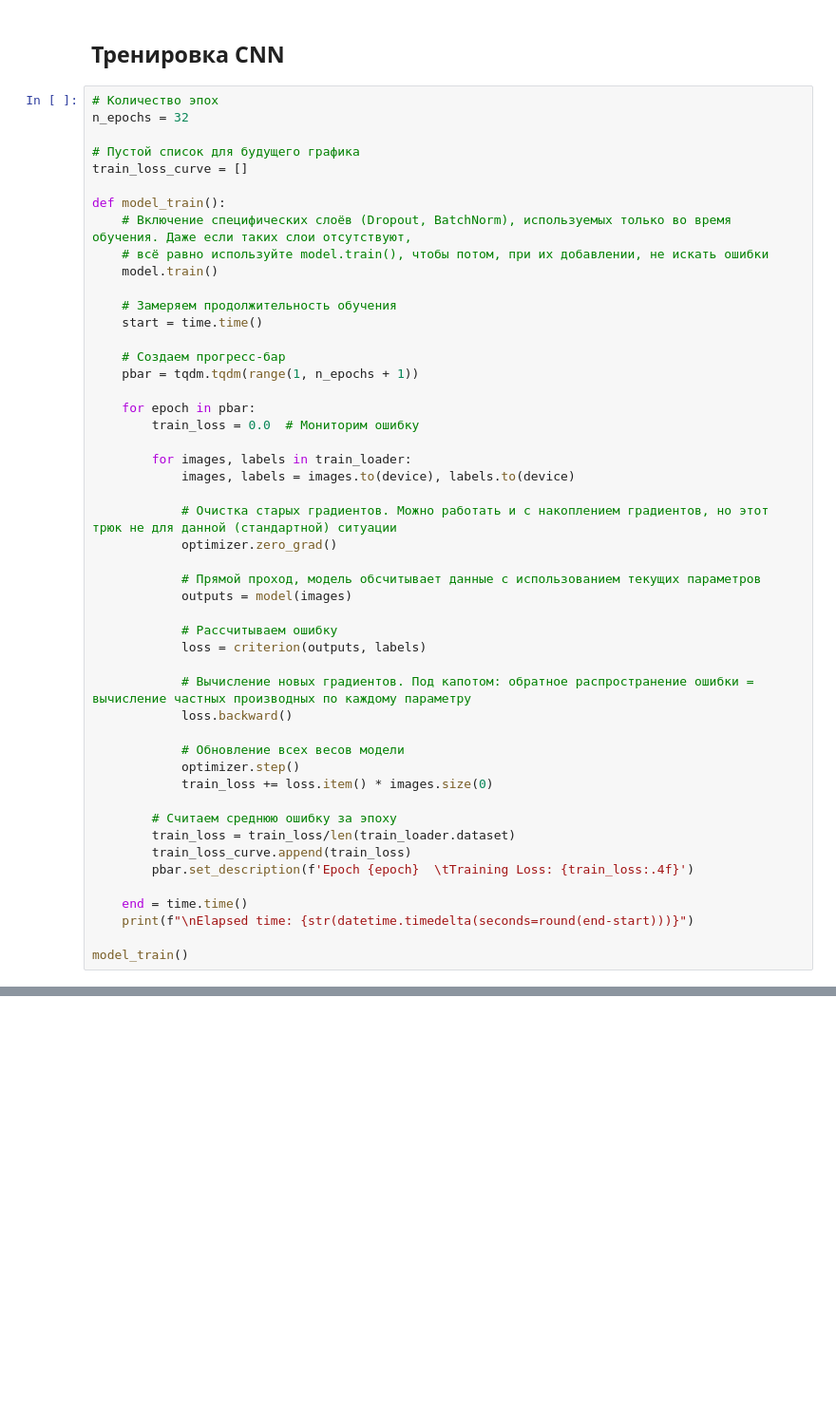
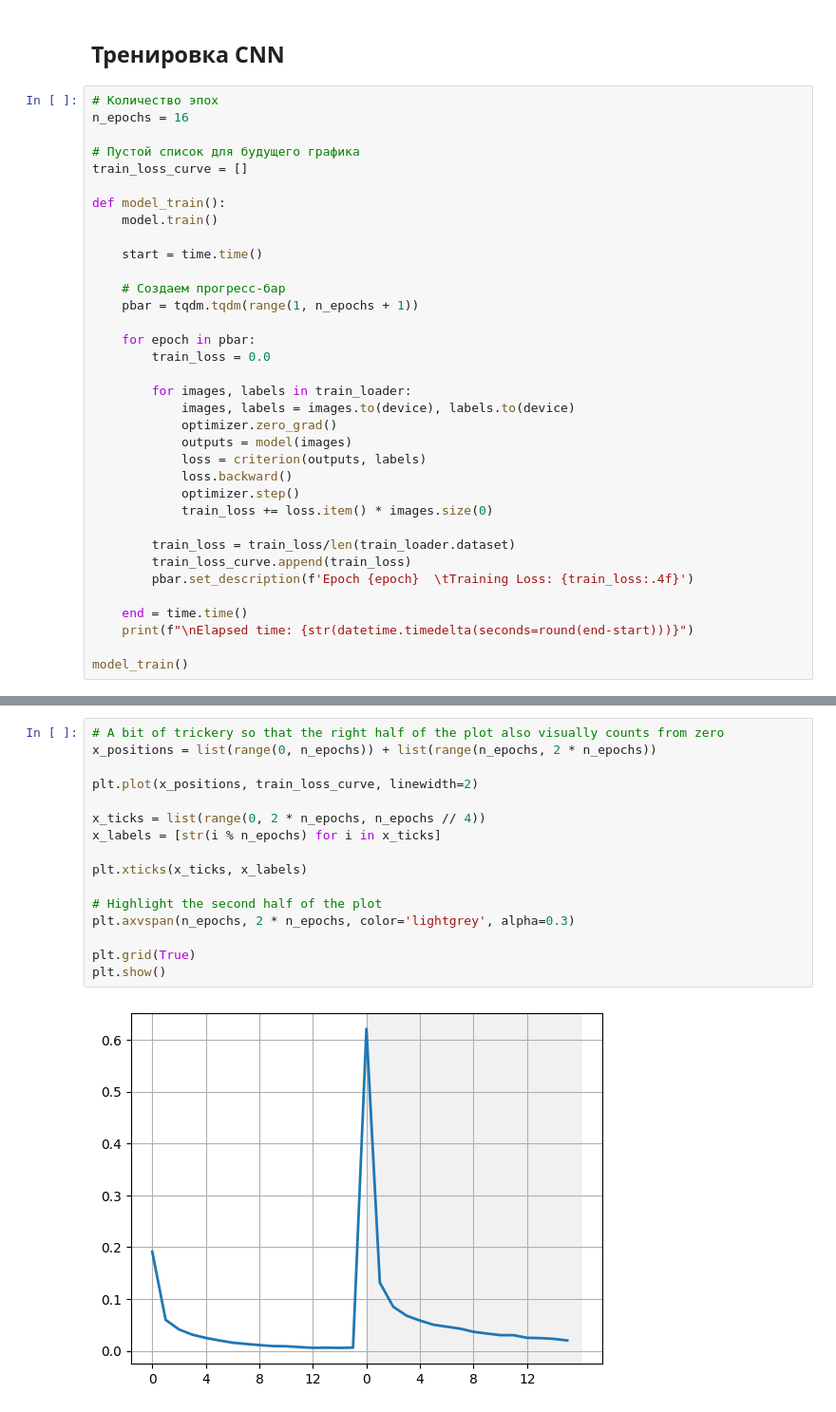
Before and after one commit to amaargiru/kaggle-notebooks, a Jupyter notebook: 02-How-to-utilize-both-GPUs-T4-x-2/02-How-to-utilize-both-GPUs-T4-x-2-ru.ipynb, the cells around one changed output, grey strips where cells are left out. Shown at 95% size. Drawn from its saved outputs; the diff is of its cells as text; blank space fills up the shorter version.

```diff
--- a/02-How-to-utilize-both-GPUs-T4-x-2/02-How-to-utilize-both-GPUs-T4-x-2-ru.ipynb
+++ b/02-How-to-utilize-both-GPUs-T4-x-2/02-How-to-utilize-both-GPUs-T4-x-2-ru.ipynb
@@ -191,45 +175,31 @@ optimizer = optim.Adam(model.parameters(), lr=1e-3)
 ## Тренировка CNN
 # %%
 # Количество эпох
-n_epochs = 32
+n_epochs = 16
 
 # Пустой список для будущего графика
 train_loss_curve = []
 
 def model_train():
-    # Включение специфических слоёв (Dropout, BatchNorm), используемых только во время обучения. Даже если таких слои отсутствуют,
-    # всё равно используйте model.train(), чтобы потом, при их добавлении, не искать ошибки
     model.train()
 
-    # Замеряем продолжительность обучения
     start = time.time()
 
     # Создаем прогресс-бар
     pbar = tqdm.tqdm(range(1, n_epochs + 1))
 
     for epoch in pbar:
-        train_loss = 0.0  # Мониторим ошибку
+        train_loss = 0.0
 
         for images, labels in train_loader:
             images, labels = images.to(device), labels.to(device)
-
-            # Очистка старых градиентов. Можно работать и с накоплением градиентов, но этот трюк не для данной (стандартной) ситуации
             optimizer.zero_grad()
-
-            # Прямой проход, модель обсчитывает данные с использованием текущих параметров
             outputs = model(images)
-
-            # Рассчитываем ошибку
             loss = criterion(outputs, labels)
-
-            # Вычисление новых градиентов. Под капотом: обратное распространение ошибки = вычисление частных производных по каждому параметру
             loss.backward()
-
-            # Обновление всех весов модели
             optimizer.step()
             train_loss += loss.item() * images.size(0)
 
-        # Считаем среднюю ошибку за эпоху
         train_loss = train_loss/len(train_loader.dataset)
         train_loss_curve.append(train_loss)
         pbar.set_description(f'Epoch {epoch}  \tTraining Loss: {train_loss:.4f}')
@@ -250,0 +273,18 @@ plt.show()
+# %%
+# A bit of trickery so that the right half of the plot also visually counts from zero
+x_positions = list(range(0, n_epochs)) + list(range(n_epochs, 2 * n_epochs))
+
+plt.plot(x_positions, train_loss_curve, linewidth=2)
+
+x_ticks = list(range(0, 2 * n_epochs, n_epochs // 4))
+x_labels = [str(i % n_epochs) for i in x_ticks]
+
+plt.xticks(x_ticks, x_labels)
+
+# Highlight the second half of the plot
+plt.axvspan(n_epochs, 2 * n_epochs, color='lightgrey', alpha=0.3)
+
+plt.grid(True)
+plt.show()
+# %% [output]
+[figure, added]
```
Also changed, not shown: parts of 44 cells of this notebook, 3 other files.
